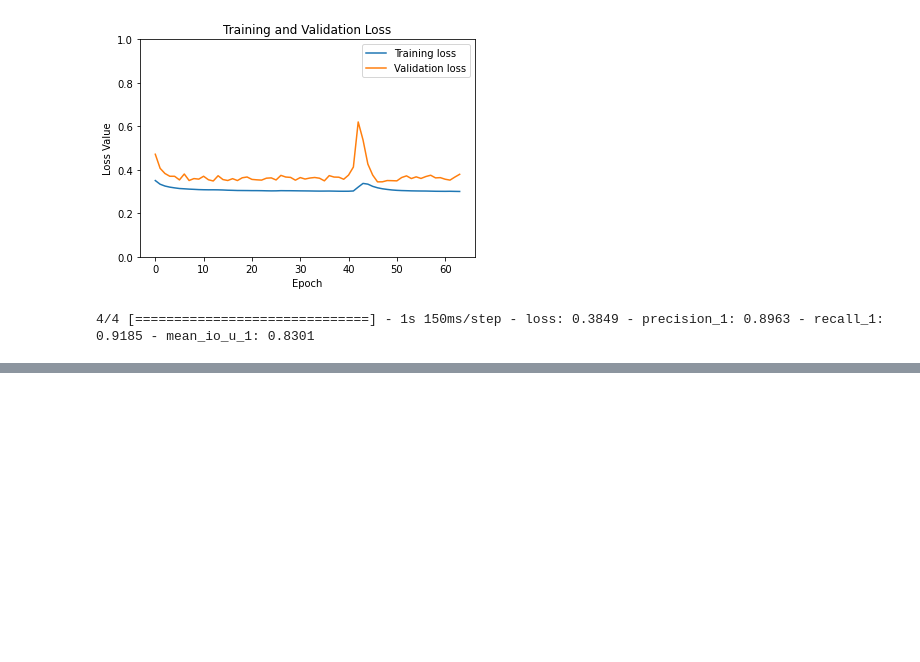
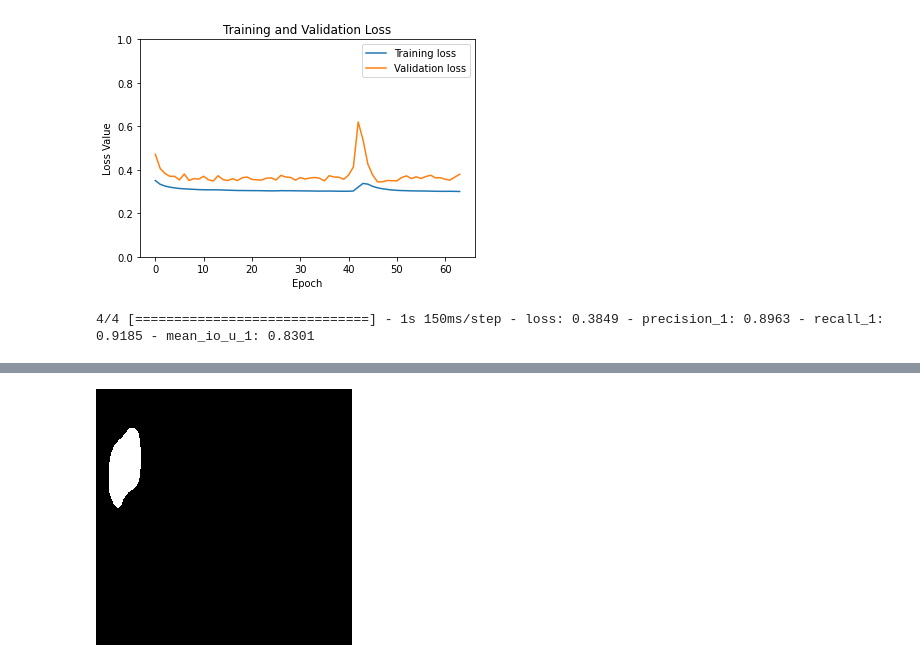
Before and after one commit to dmunger27/Movies_Plots_Analysis, a Jupyter notebook: Model_Training.ipynb, the cells around one changed output, grey strips where cells are left out. Cells and saved outputs as stored; diff of their text form; code cells hidden in the pictures; blank space fills up the shorter version.

```diff
--- a/Model_Training.ipynb
+++ b/Model_Training.ipynb
@@ -97,6 +89,45 @@ orig_subset_imgs = np.zeros((num_imgs,) + img_size + (3,), dtype='float32')
 for i in range(num_imgs):
   ab_subset_imgs[i] = ab_subset[i]
   orig_subset_imgs[i] = orig_subset[i]
+# %%
+# Add new observations using augmentations
+# Set augmentations
+distort = A.GridDistortion(p=1)
+elastic_trans = A.ElasticTransform(p=1)
+hflip = A.HorizontalFlip(p=1)
+aflip = A.VerticalFlip(p=1)
+transpose = A.Transpose(p=1)
+
+augmentation_list = [distort, elastic_trans, hflip, aflip, transpose]
+
+# Apply transformation and append to original dataset
+def transform_and_create(originals, abnormalities, augmentation):
+  img_size = (256,256)
+  ab_aug = np.zeros((num_imgs,) + img_size + (1,), dtype='uint8')
+  orig_aug = np.zeros((num_imgs,) + img_size + (3,), dtype='float32')
+  for i in range(num_imgs):
+    augmented = augmentation(image=originals[i], mask=abnormalities[i])
+    image_aug = augmented['image']
+    mask_aug = augmented['mask']
+    ab_aug[i] = mask_aug
+    orig_aug[i] = image_aug
+
+  return ab_aug, orig_aug
+
+def append_transform(augmentation_list):
+  original_list = [orig_subset_imgs]
+  ab_list = [ab_subset_imgs]
+  for i in augmentation_list:
+    aug_abnormality, aug_original = transform_and_create(orig_subset_imgs, ab_subset_imgs, i)
+    original_list.append(aug_original)
+    ab_list.append(aug_abnormality)
+  originals = np.concatenate(original_list, axis=0)
+  abs = np.concatenate(ab_list, axis=0)
+
+  return originals, abs
+
+
+orig_subset_imgs, ab_subset_imgs = append_transform(augmentation_list)
 # %%
 # Train-test-valid split of data
 def train_valid_test(array_name):
@@ -223,0 +322,4 @@ plt.show()
+# %%
+array_to_img(val_ab[2])
+# %% [output]
+[figure, added]
```
Also changed, not shown: parts of 10 cells of this notebook.
